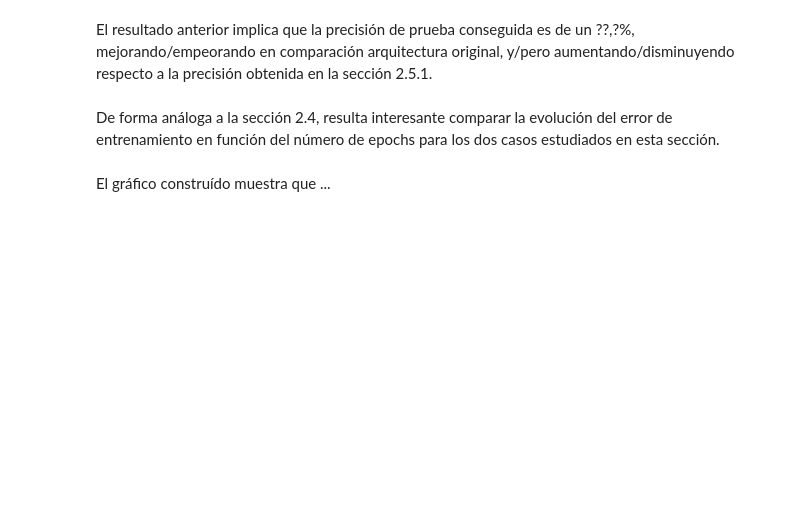
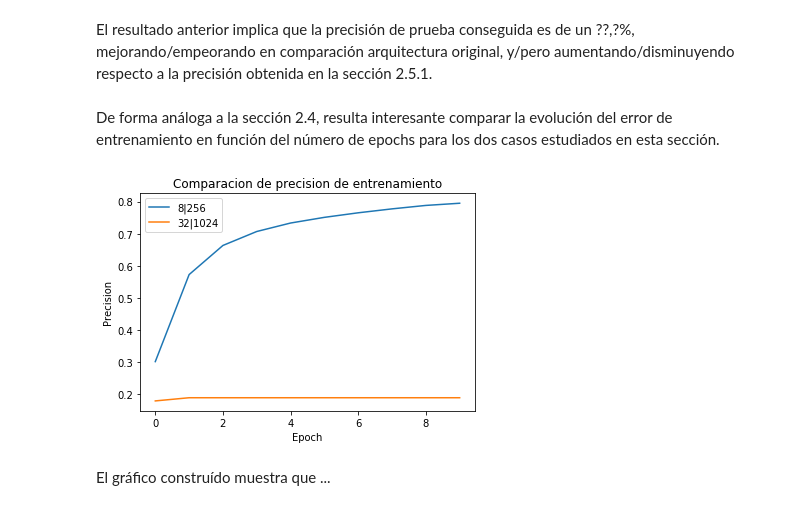
Before and after one commit to Seba93/Tarea2-ANN, a Jupyter notebook: problema2/Problema2.ipynb, the cells around one changed output. Drawn from its saved outputs; the diff is of its cells as text; code cells hidden in the pictures; blank space fills up the shorter version.

```diff
--- a/problema2/Problema2.ipynb
+++ b/problema2/Problema2.ipynb
@@ -548,5 +548,5 @@ model.add(Dense(n_classes, activation='softmax'))
 # %% [markdown]
 Luego, el modelo es entrenado.
 # %%
-model.compile(loss='categorical_crossentropy', optimizer='adagrad', metrics=['accuracy'])
-case_one_history = model.fit(X_train_, Y_train, batch_size=256, epochs=10, verbose=1, validation_data=(X_val_, Y_val))
+model_8_256.compile(loss='categorical_crossentropy', optimizer='adagrad', metrics=['accuracy'])
+model_8_256_history = model_8_256.fit(X_train_, Y_train, batch_size=256, epochs=10, verbose=1, validation_data=(X_val_, Y_val))
@@ -561,23 +581,23 @@ Se observa que la precisión obtenida sobre el conjunto de prueba es de un ??,?%
 # %% [markdown]
 Se analiza el efecto de duplicar la cantidad de filtros usados en las capas convolucionales, es decir, se utilizan 32 filtros, en vez de 16 en la primera, y 1024 en la segunda, en vez de 512.
 # %%
-model = Sequential()
+model_32_1024 = Sequential()
 # Se añade primera capa convolucional, manteniendo constante el tamaño de los filtros
-model.add(Conv2D(32, (3, 3), padding='same', activation='relu', input_shape=(n_rows, n_cols, n_channels)))
+model_32_1024.add(Conv2D(32, (3, 3), padding='same', activation='relu', input_shape=(n_rows, n_cols, n_channels)))
 # Se agrega primera capa de reducción, reduciendo factor de pooling a 2 en cada dimensión
-model.add(MaxPooling2D(pool_size=(2, 2)))
+model_32_1024.add(MaxPooling2D(pool_size=(2, 2)))
 # Se introduce segunda capa convolucional, idéntica a la anterior, reduciendo el tamaño de los filtros en dos unidades
-model.add(Conv2D(1024, (3, 3), padding='same', activation='relu'))
+model_32_1024.add(Conv2D(1024, (3, 3), padding='same', activation='relu'))
 # Se añade segunda capa de reducción, idéntica a la anterior
-model.add(MaxPooling2D(pool_size=(2, 2)))
+model_32_1024.add(MaxPooling2D(pool_size=(2, 2)))
 # Se agrega capa de tipo flatten
-model.add(Flatten())
+model_32_1024.add(Flatten())
 # Se introduce capa densa
-model.add(Dense(20, activation='relu'))
+model_32_1024.add(Dense(20, activation='relu'))
 # Se añade capa de salida
-model.add(Dense(n_classes, activation='softmax'))
+model_32_1024.add(Dense(n_classes, activation='softmax'))
 # %% [markdown]
 Definido el modelo, este es entrenado.
 # %%
-model.compile(loss='categorical_crossentropy', optimizer='adagrad', metrics=['accuracy'])
-case_two_history = model.fit(X_train_, Y_train, batch_size=256, epochs=10, verbose=1, validation_data=(X_val_, Y_val))
+model_32_1024.compile(loss='categorical_crossentropy', optimizer='adagrad', metrics=['accuracy'])
+model_32_1024_history = model_32_1024.fit(X_train_, Y_train, batch_size=256, epochs=10, verbose=1, validation_data=(X_val_, Y_val))
@@ -590,12 +633,14 @@ El resultado anterior implica que la precisión de prueba conseguida es de un ??
 # %% [markdown]
 De forma análoga a la sección 2.4, resulta interesante comparar la evolución del error de entrenamiento en función del número de epochs para los dos casos estudiados en esta sección.
 # %%
-plt.plot(case_one_history.history['acc'])
-plt.plot(case_two_history.history['acc'])
+plt.plot(model_8_256_history.history['acc'])
+plt.plot(model_32_1024_history.history['acc'])
 plt.title('Comparacion de precision de entrenamiento')
 plt.ylabel('Precision')
 plt.xlabel('Epoch')
-plt.legend(['Caso 1', 'Caso 2'], loc='upper left')
+plt.legend(['8|256', '32|1024'], loc='upper left')
 plt.show()
+# %% [output]
+[figure, added]
 # %% [markdown]
 El gráfico construído muestra que ...
```
Also changed, not shown: parts of 9 cells of this notebook, 2 other files.
